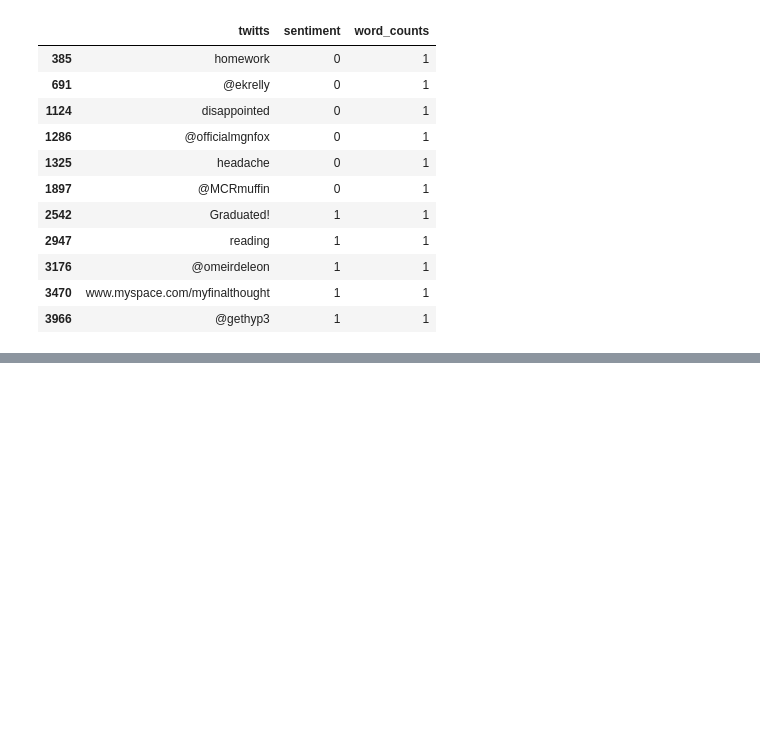
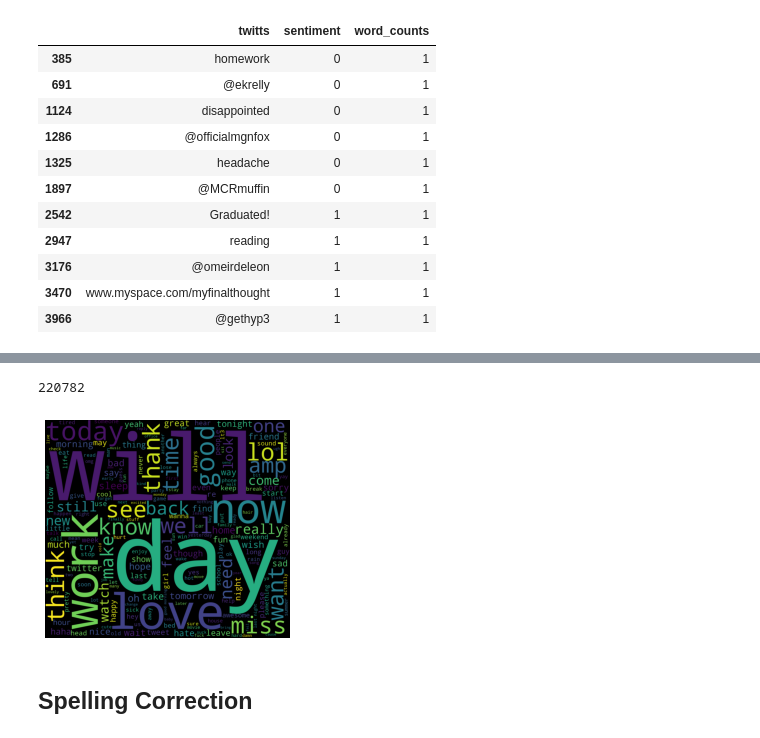
Before and after one commit to chitreshkr/Natural-Language-Processing-Python, a Jupyter notebook: Complete_Text_Processing.ipynb, the cells around one changed output, grey strips where cells are left out. Saved outputs shown, nothing was run; the diff lists cells and outputs as text; code cells hidden in the pictures; blank space fills up the shorter version.

```diff
--- a/Complete_Text_Processing.ipynb
+++ b/Complete_Text_Processing.ipynb
@@ -70,0 +622,2 @@ df[df['word_counts']==1]
+# %%
+df['twitts'] = df['twitts'].apply(lambda x: ' '.join([t for t in x.split() if t not in f20]))
@@ -70,0 +635,4 @@ df[df['word_counts']==1]
+# %%
+rare20 = freq_comm.tail(20)
+# %%
+df['twitts'] = df['twitts'].apply(lambda x: ' '.join([t for t in x.split() if t not in rare20]))
@@ -70,0 +660,15 @@ df[df['word_counts']==1]
+# %%
+text = ' '.join(df['twitts'])
+# %%
+len(text)
+# %% [output]
+220782
+# %%
+wc = WordCloud(width=1800, height=1600).generate(text)
+plt.imshow(wc)
+plt.axis('off')
+plt.show()
+# %% [output]
+[figure, added]
+# %% [markdown]
+## Spelling Correction
```
Also changed, not shown: parts of 149 cells of this notebook.
